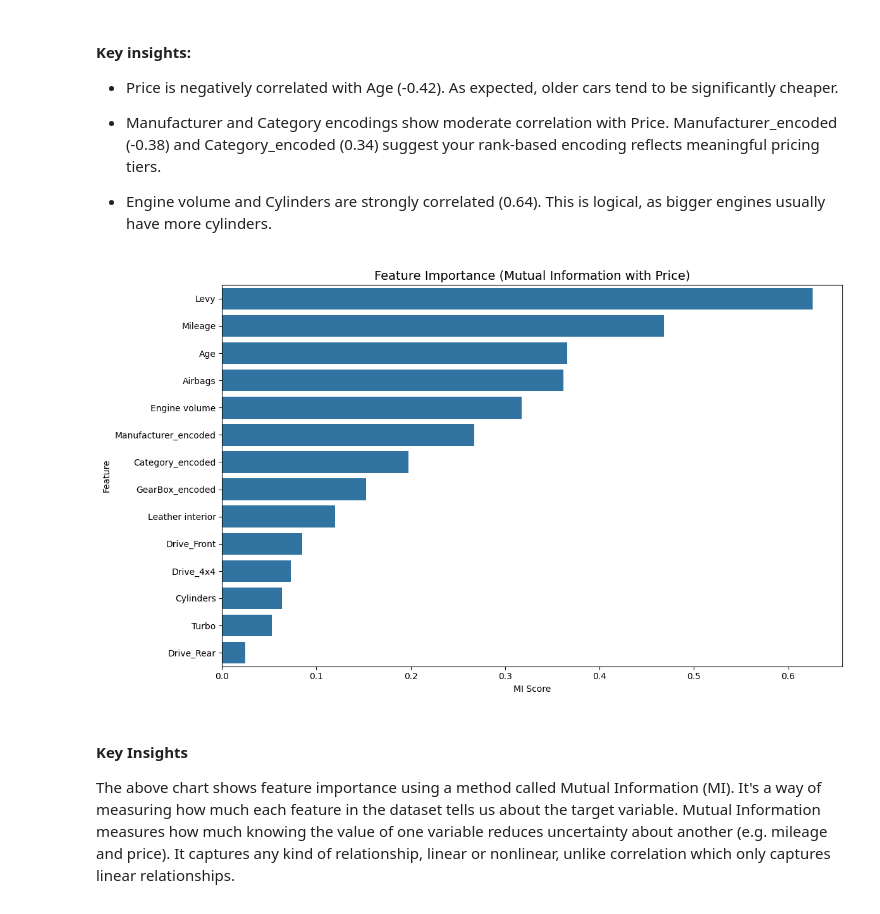
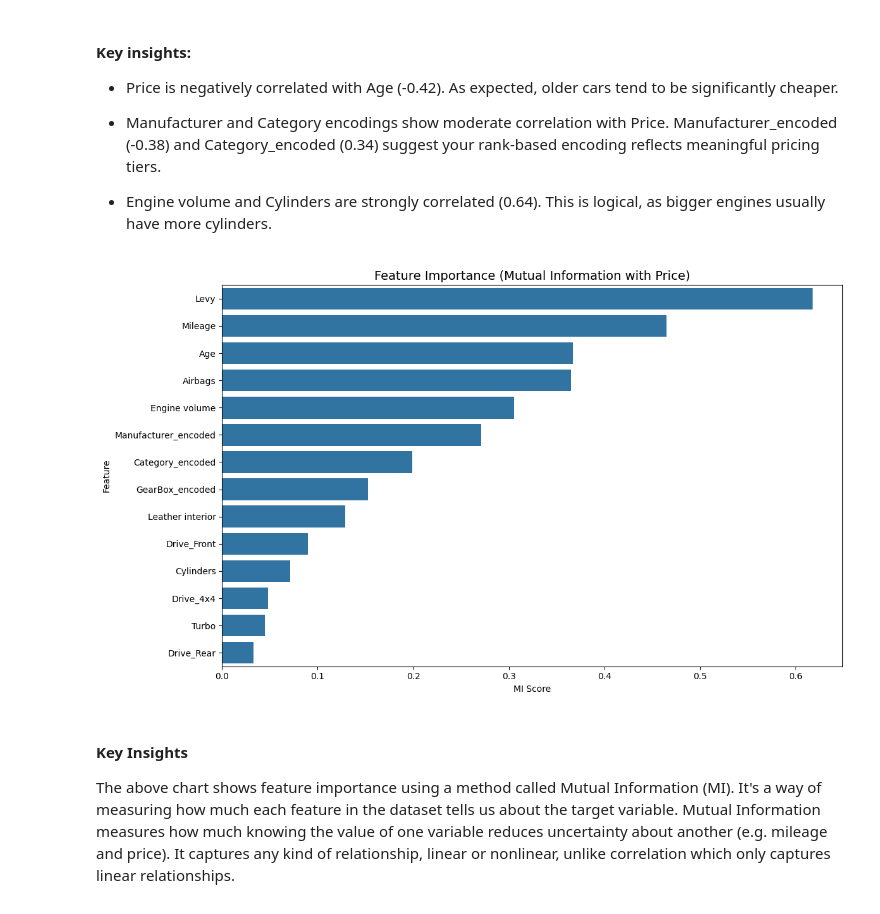
Before and after one commit to Harborg1/Model-Based-ML, a Jupyter notebook: model_based_ml_project.ipynb, the cells around one changed output. Drawn from its saved outputs; the diff is of its cells as text; code cells hidden in the pictures.

```diff
--- a/model_based_ml_project.ipynb
+++ b/model_based_ml_project.ipynb
@@ -538,7 +538,7 @@ We still have some features remained to encode:
 * **Drive Wheels** - We will check whether to use dummy variables or ordinal values.
 # %%
 # we will create a list of averages by manufacturer
-manufacturer_avg_price = df_baseline.groupby('Manufacturer')['Price'].mean()
+manufacturer_avg_price = df_cleaned.groupby('Manufacturer')['Price'].mean()
 
 # we will create the bins, then we assing them to the manufacturer average list:
 bins = [2000, 10000, 15000, 20000, 25000, 32000, float('inf')]
@@ -566,9 +566,9 @@ Name: Price, dtype: category
 Categories (6, int64): [1 < 2 < 3 < 4 < 5 < 6]
 # %%
 # lastly we will map each row by the manufacturer_price_bins list
-df_baseline['Manufacturer_encoded'] = df_baseline['Manufacturer'].map(manufacturer_price_bins)
-df_baseline['Manufacturer_encoded'] = df_baseline['Manufacturer_encoded'].astype(int)
-df_baseline.head()
+df_cleaned['Manufacturer_encoded'] = df_cleaned['Manufacturer'].map(manufacturer_price_bins)
+df_cleaned['Manufacturer_encoded'] = df_cleaned['Manufacturer_encoded'].astype(int)
+df_cleaned.head()
 # %% [output]
 |  | Price | Levy | Manufacturer | Category | Leather interior | Engine volume | Mileage | Cylinders | ... |
 | 0 | 13328 | 1399.0 | LEXUS | Jeep | 1 | 3.5 | 186005 | 6.0 | ... |
@@ -625,6 +625,11 @@ avg_price_by_gear = df_baseline.groupby('Gear box type')['Price'].mean().sort_va
 gearbox_rank = avg_price_by_gear.rank(method='first').astype(int)
 df_baseline['GearBox_encoded'] = df_baseline['Gear box type'].map(gearbox_rank)
 
+# Rank encoding for manufacturer
+df_baseline['Manufacturer_encoded'] = df_cleaned['Manufacturer'].map(manufacturer_price_bins)
+df_baseline['Manufacturer_encoded'] = df_cleaned['Manufacturer_encoded'].astype(int)
+
+
 # One-hot encoding for Drive wheels
 drive_dummies = pd.get_dummies(df_baseline['Drive wheels'], prefix='Drive')
 df_baseline = pd.concat([df_baseline, drive_dummies], axis=1)
@@ -697,28 +702,27 @@ plt.show()
 # %%
 # Define features and target
 X = df_baseline.drop(columns=[
     'Price',                # target
     'Manufacturer',         # original categorical
     'Category',
     'Gear box type',
     'Drive wheels'          # now one-hot encoded
 ])
-y = df_baseline['Price']
+y = df_baseline.loc[X.index, 'Price']  # Align y with X
 
 # Compute mutual information
 mi_scores = mutual_info_regression(X, y, discrete_features='auto')
 mi_series = pd.Series(mi_scores, index=X.columns).sort_values(ascending=False)
-
 # Plot
 plt.figure(figsize=(12, 7))
 sns.barplot(x=mi_series.values, y=mi_series.index)
 plt.title("Feature Importance (Mutual Information with Price)", fontsize=14)
 plt.xlabel("MI Score")
 plt.ylabel("Feature")
 plt.tight_layout()
 plt.show()
 # %% [output]
-[figure, old version]
+[figure, new version]
 # %% [markdown]
 #### Key Insights
 
```
Also changed, not shown: parts of 33 cells of this notebook, 3 other files.
